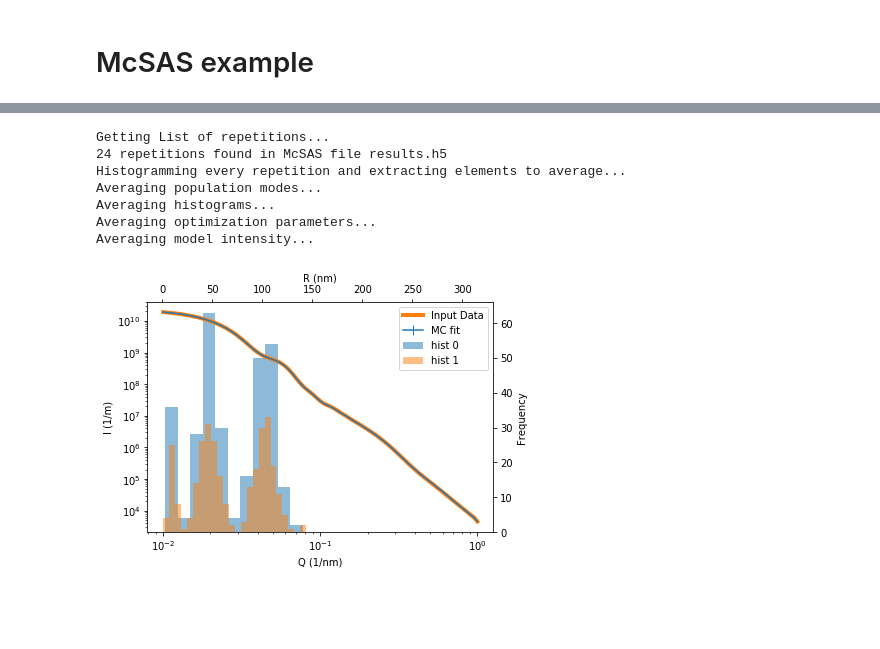
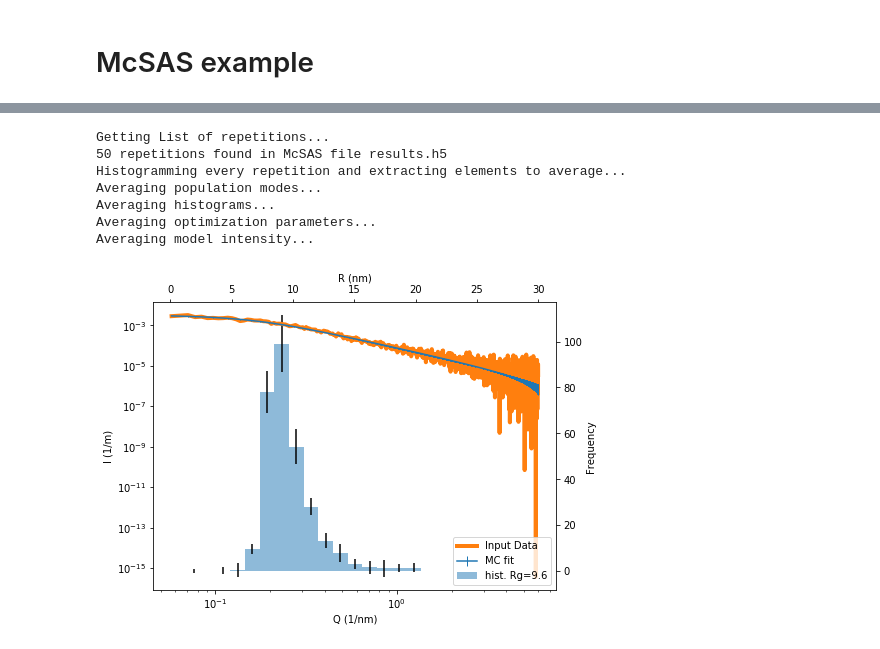
Before and after one commit to BAMresearch/McSAS3, a Jupyter notebook: minimal.ipynb, the cells around one changed output, grey strips where cells are left out. Saved outputs shown, nothing was run; the diff lists cells and outputs as text; code cells hidden in the pictures; blank space fills up the shorter version.

Commit message:
updated minimal McSAS3 example with gaussian coil BSA data

```diff
--- a/minimal.ipynb
+++ b/minimal.ipynb
@@ -66,0 +84,16 @@ Final chiSqr: 0.9937703183015671, N accepted: 631
+# %%
+# import data
+datafile = r"S2870 BSA THF 1 1 d.pdh"
+from pandas import read_csv
+skiprows, nrows = pdhParse(datafile)
+qs = read_csv(datafile, sep=r'\s+', skiprows=skiprows, nrows=nrows,
+              header = None, names = ["Q", "I", "ISigma"])
+# %%
+# run the Monte Carlo method
+measData = prepMeasData(qs)
+mh = McHat.McHat(
+    modelName="mono_gauss_coil", nContrib=300, modelDType="default",
+    fitParameterLimits={"rg": (1, 20)},
+    staticParameters={"background": 0, "i_zero": 0.00319},
+    maxIter=1e5, convCrit=.45, nRep=50, nCores=0, seed=None)
+mh.run(measData, "results.h5")
@@ -67,58 +118,23 @@ Final chiSqr: 0.9937703183015671, N accepted: 631
 # %%
+# histogram the determined size contributions
 from mcsas3.mcmodelhistogrammer import McModelHistogrammer
 from mcsas3.mcanalysis import McAnalysis
-import pandas as pd
-histRanges = pd.DataFrame(dict(
-    parameter=("radius", "radius"),
-    nBin=(25, 25),
-    binScale=("linear", "linear"),
-    presetRangeMin=(None, 1),
-    presetRangeMax=(None, 150),
-    binWeighting=("vol", "vol"),
-    autoRange=(True, False)))
-
-mcana = McAnalysis("results.h5", measData, histRanges, store=True)
+histRanges = pandas.DataFrame((dict(
+                parameter="rg", nBin=25, binScale="linear",
+                presetRangeMin=0.1, presetRangeMax=30,
+                binWeighting="vol", autoRange=False),))
+mcres = McAnalysis("results.h5", measData, histRanges, store=True)
 # %% [output]
 Getting List of repetitions...
-24 repetitions found in McSAS file results.h5
+50 repetitions found in McSAS file results.h5
 Histogramming every repetition and extracting elements to average...
 Averaging population modes...
 Averaging histograms...
 Averaging optimization parameters...
 Averaging model intensity...
-# %%
-# plotting the intensity match and histogram
-%matplotlib inline
-import matplotlib.pyplot as plt
-import numpy as np
-rect = [0.1, 0.1, 0.8, 0.8]
-a1 = plt.axes(rect)
-for i in range(len(histRanges)):
-    mcana.debugPlot(i, alpha=0.5, label="hist {}".format(i))
-def setAxes(ax, vert, horiz):
-    for ax, loc in (ax.xaxis, vert), (ax.yaxis, horiz):
-        ax.set_label_position(loc)
-        getattr(ax, 'tick_'+loc)()
-setAxes(a1, 'top', 'right')
-plt.xlabel("R (nm)")
-plt.ylabel("Frequency")
-
-a2=plt.axes(rect, frameon=False)
-setAxes(a2, 'bottom', 'left')
-barWidth = np.diff(measData["Q"][0])
-barWidth = np.array((barWidth[0],) + tuple(barWidth))*.5
-plt.errorbar(measData["Q"][0], mcana.modelIAvg.modelIMean,
-             yerr=mcana.modelIAvg.modelIStd,
-             elinewidth=1, label="MC fit", zorder=2)
-plt.plot(measData["Q"][0], measData["I"],
-         label="Input Data", linewidth=4, zorder=1)
-plt.yscale("log")
-plt.xscale("log")
-plt.xlabel("Q (1/nm)")
-plt.ylabel("I (1/m)")
-
-combined = [x for a in (a2, a1)
-              for x in zip(*a.get_legend_handles_labels())]
-_ = a2.legend(*list(zip(*combined)))
-# %% [output]
-[figure, removed]
+# %%
+# plotting the intensity match and histogram
+plt.figure(figsize=(7,5))
+plotResults(measData, mcres)
+# %% [output]
+[figure, added]
```
Also changed, not shown: parts of 4 cells of this notebook, 1 other file.
